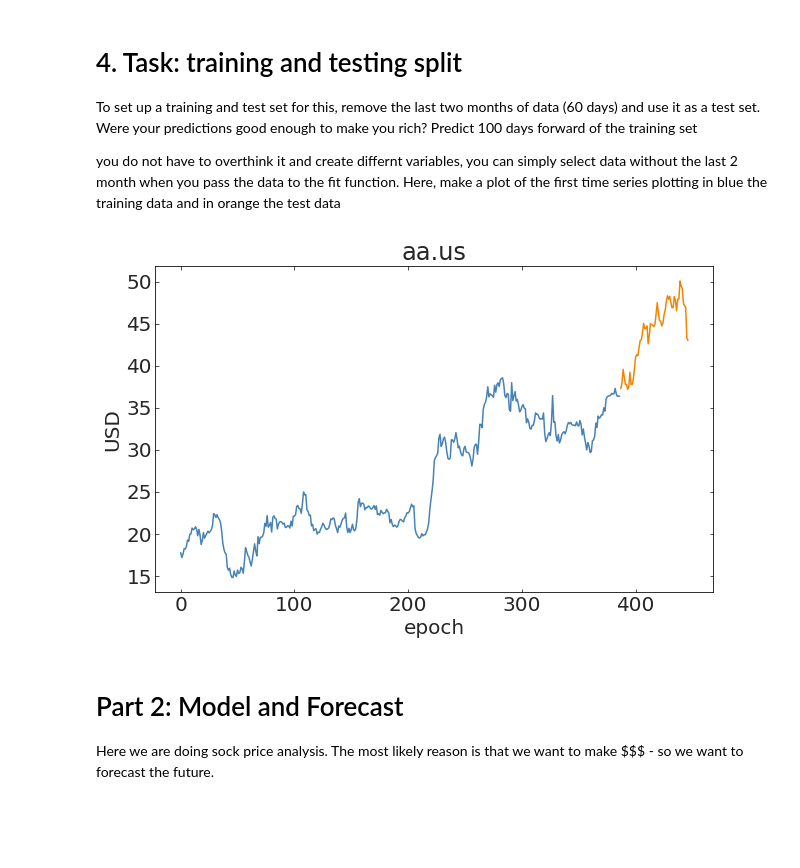
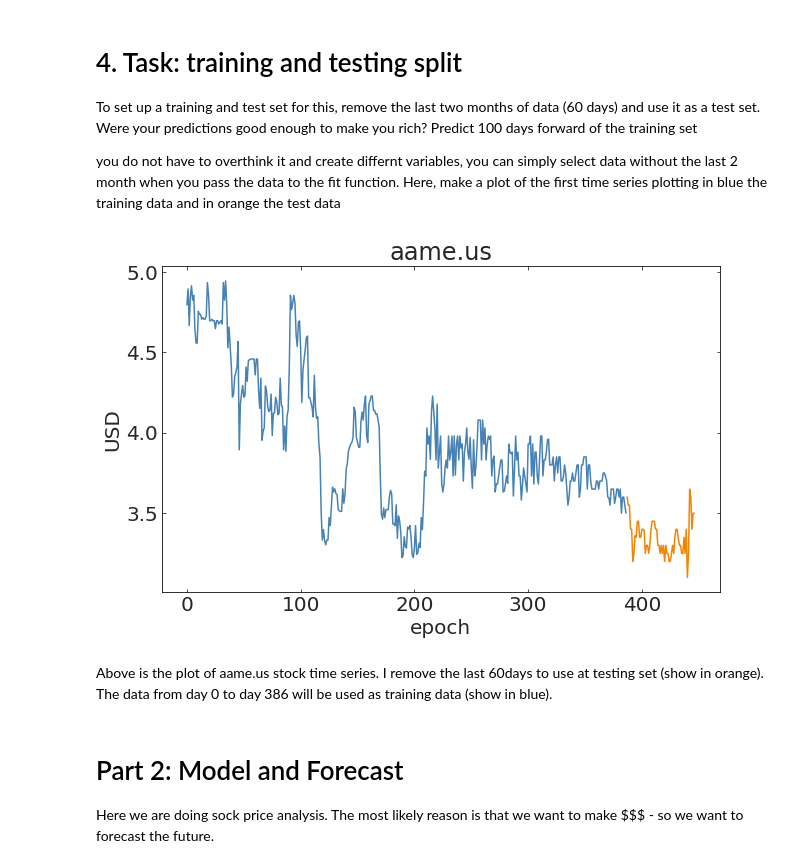
Before and after one commit to pvhau169/MLTSA22_HPhan, a Jupyter notebook: HW3/ARIMA_instructions.ipynb, the cells around one changed output. Drawn from its saved outputs; the diff is of its cells as text; code cells hidden in the pictures; blank space fills up the shorter version.

```diff
--- a/HW3/ARIMA_instructions.ipynb
+++ b/HW3/ARIMA_instructions.ipynb
@@ -249,14 +251,16 @@ To set up a training and test set for this, remove the last two months of data (
 
 you do not have to overthink it and create differnt variables, you can simply select data without the last 2 month when you pass the data to the fit function. Here, make a plot of the first time series plotting in blue the training data and in orange the test data
 # %%
-pl.plot(np.arange(tss.shape[0] - 60), tss.loc[:,"aa.us"][:-60])
-pl.plot(np.arange(tss.shape[0] - 60, tss.shape[0]), tss.loc[:,"aa.us"][-60:]);
-pl.title("aa.us")
+pl.plot(np.arange(tss.shape[0] - 60), tss.loc[:,"aame.us"][:-60])
+pl.plot(np.arange(tss.shape[0] - 60, tss.shape[0]), tss.loc[:,"aame.us"][-60:]);
+pl.title("aame.us")
 pl.xlabel("epoch")
 pl.ylabel("USD");
 N = tss.shape[0] - 60
 # %% [output]
-[figure, old version]
+[figure, new version]
+# %% [markdown]
+Above is the plot of aame.us stock time series. I remove the last 60days to use at testing set (show in orange). The data from day 0 to day 386 will be used as training data (show in blue).
 # %% [markdown]
 # Part 2: Model and Forecast
 Here we are doing sock price analysis. The most likely reason is that we want to make $$$ - so we want to forecast the future.
```
Also changed, not shown: parts of 29 cells of this notebook.
